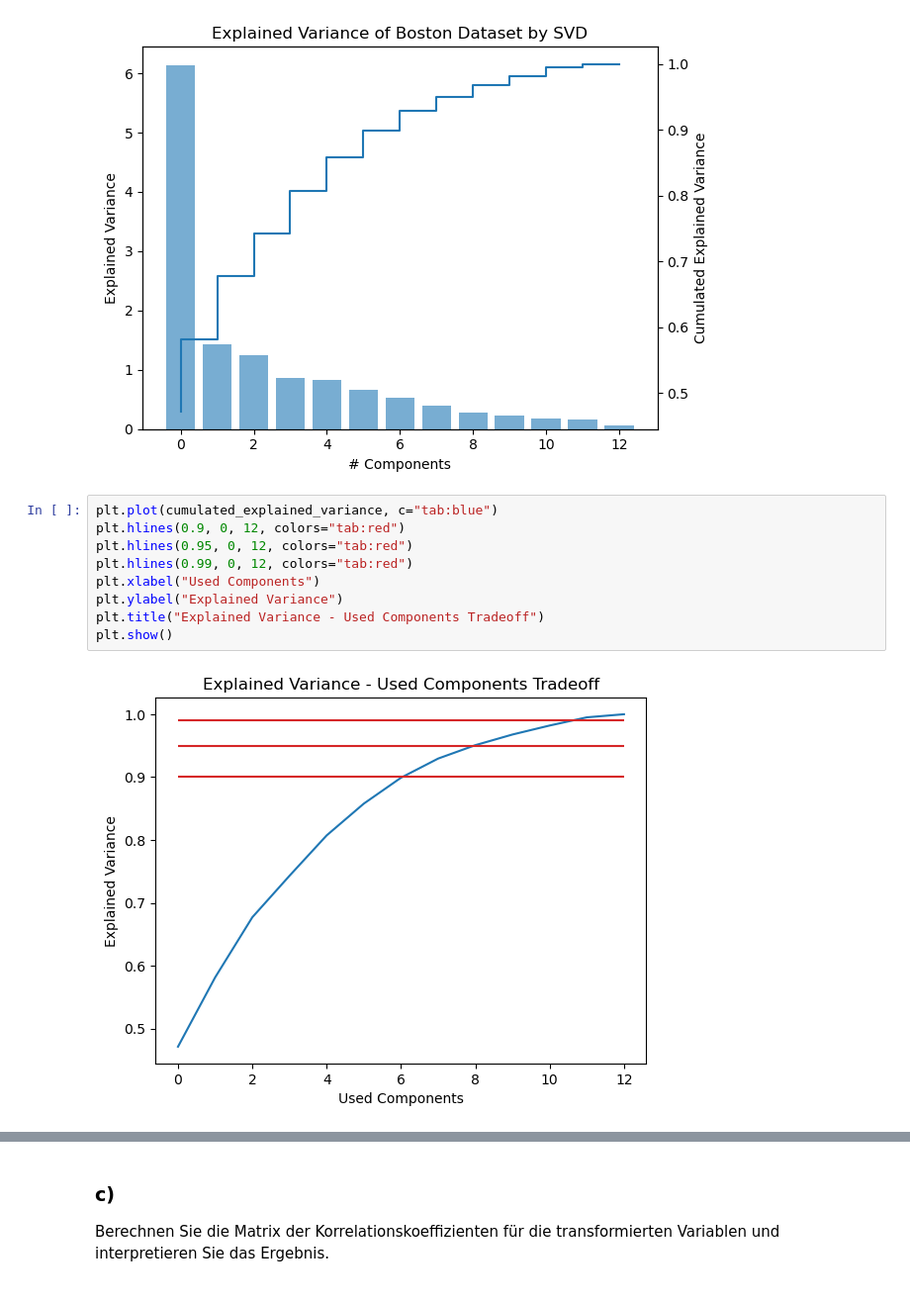
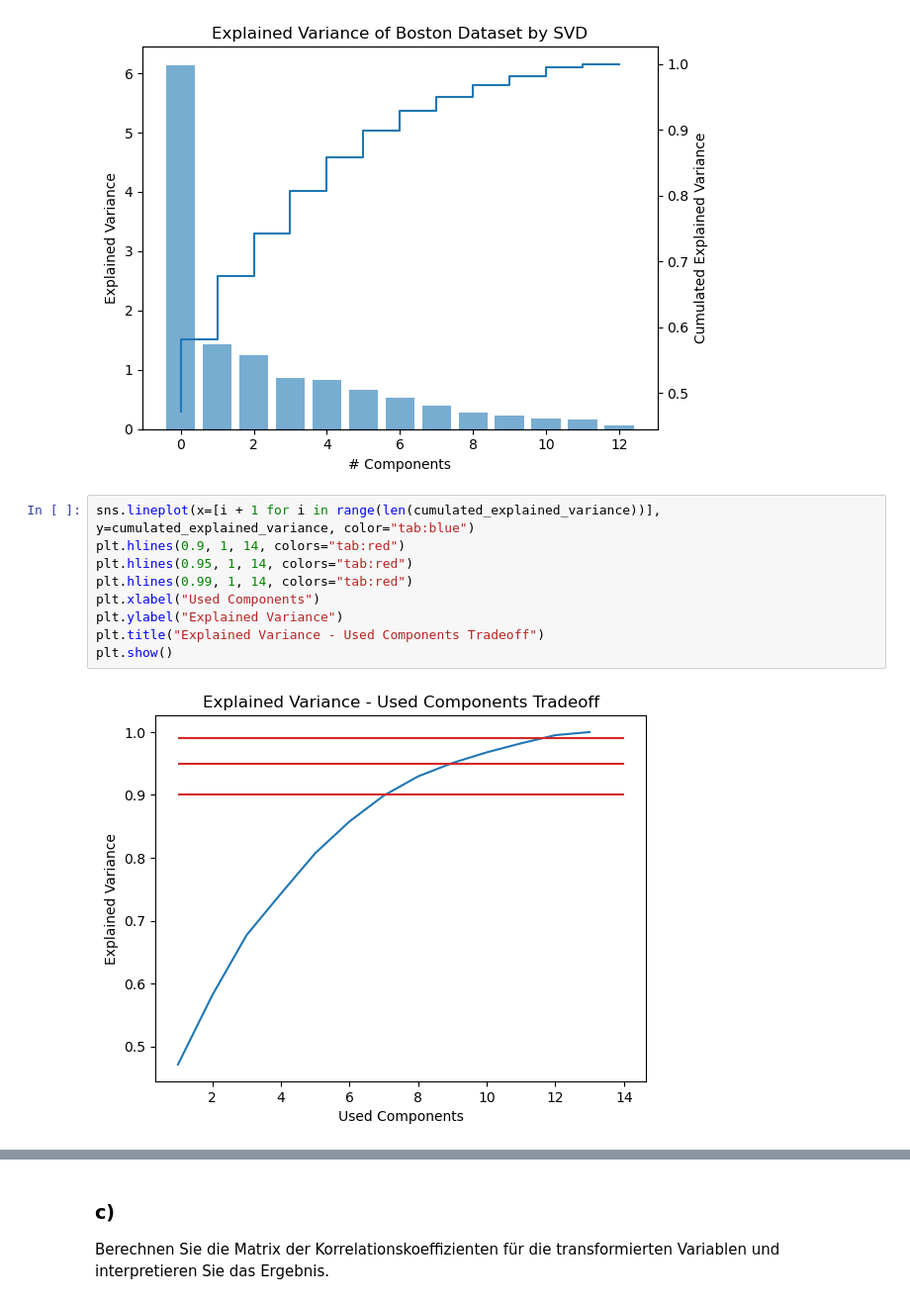
Before and after one commit to flnat/MachineLearning, a Jupyter notebook: Blatt_1/PCA.ipynb, the cells around one changed output, grey strips where cells are left out. Shown at 99% size. Drawn from its saved outputs; the diff is of its cells as text.

```diff
--- a/Blatt_1/PCA.ipynb
+++ b/Blatt_1/PCA.ipynb
@@ -54,13 +54,13 @@ plt.show()
 # %% [output]
 [figure]
 # %%
-plt.plot(cumulated_explained_variance, c="tab:blue")
-plt.hlines(0.9, 0, 12, colors="tab:red")
-plt.hlines(0.95, 0, 12, colors="tab:red")
-plt.hlines(0.99, 0, 12, colors="tab:red")
+sns.lineplot(x=[i + 1 for i in range(len(cumulated_explained_variance))], y=cumulated_explained_variance, color="tab:blue")
+plt.hlines(0.9, 1, 14, colors="tab:red")
+plt.hlines(0.95, 1, 14, colors="tab:red")
+plt.hlines(0.99, 1, 14, colors="tab:red")
 plt.xlabel("Used Components")
 plt.ylabel("Explained Variance")
 plt.title("Explained Variance - Used Components Tradeoff")
 plt.show()
 # %% [output]
-[figure, old version]
+[figure, new version]
```
Also changed, not shown: parts of 6 cells of this notebook, 2 other files.
